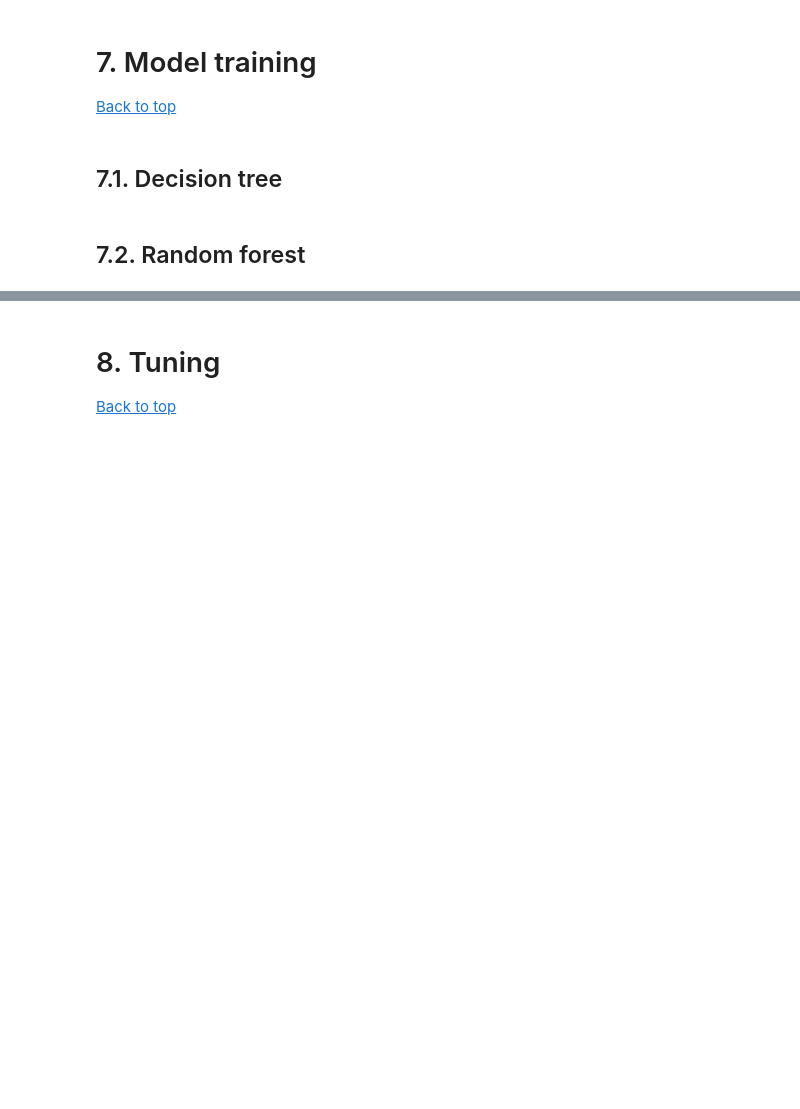
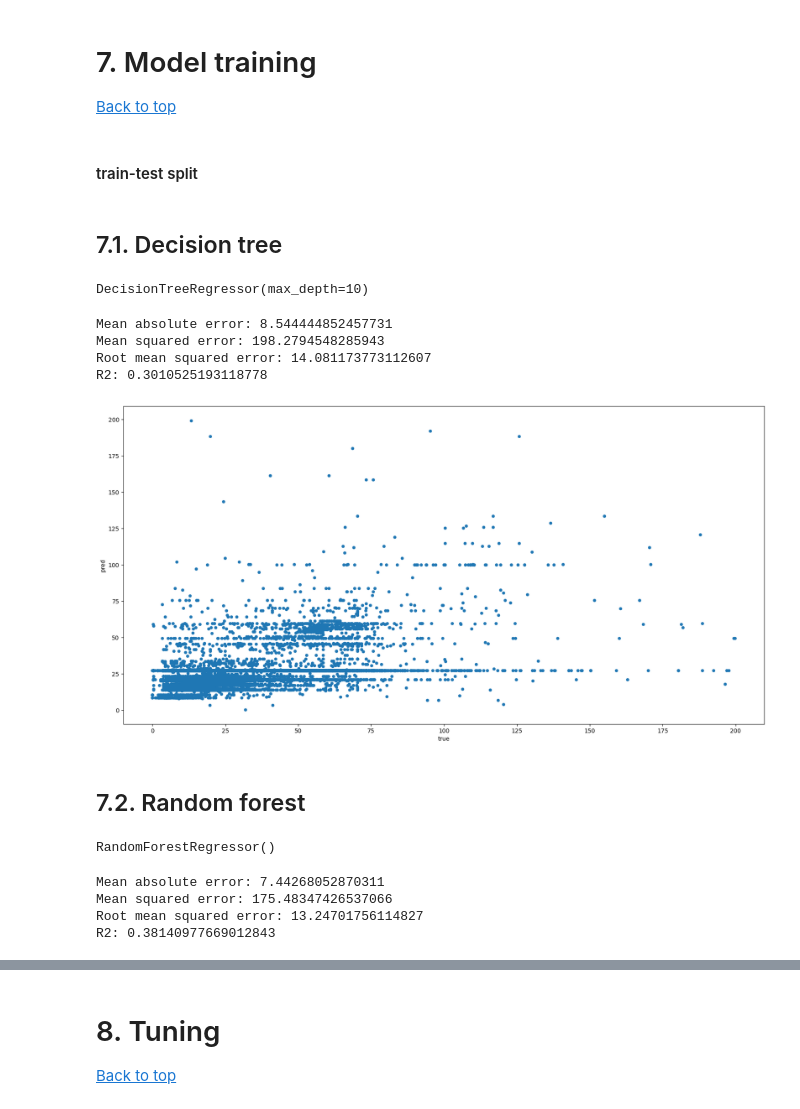
Before and after one commit to RCortez25/New-York-Taxi-Analysis, a Jupyter notebook: New-York-Taxi-Analysis.ipynb, the cells around one changed output, grey strips where cells are left out. Saved outputs shown, nothing was run; the diff lists cells and outputs as text; code cells hidden in the pictures; blank space fills up the shorter version.

```diff
--- a/New-York-Taxi-Analysis.ipynb
+++ b/New-York-Taxi-Analysis.ipynb
@@ -269,4 +621,68 @@ df_prepared = df_prepared[df_prepared['transaction_month']==1]
+# %%
+categorical_features = ['PULocationID', 'transaction_month', 'transaction_day', 'transaction_hour',
+                        'transaction_week_day', 'weekend', 'is_holiday', 'Borough']
+
+input_features = categorical_features + ['temperature', 'humidity', 'wind speed', 'cloud cover', 'amount of precipitation']
+target_feature = 'total_amount'
+# %% [markdown]
+#### train-test split
+# %%
+X = data_for_model[input_features]
+y = data_for_model[target_feature]
+
+# one-hot encode
+X = pd.get_dummies(X)
+
+X_train, X_test, y_train, y_test = train_test_split(X, y, test_size=0.33, random_state=42)
 # %% [markdown]
 ## 7.1. Decision tree <a id='decision_tree'></a>
+# %%
+decision_tree = DecisionTreeRegressor(max_depth=10)
+decision_tree.fit(X_train, y_train)
+# %% [output]
+DecisionTreeRegressor(max_depth=10)
+# %%
+model_at_hand = decision_tree
+
+y_pred = model_at_hand.predict(X_test)
+
+print('Mean absolute error:', mean_absolute_error(y_test, y_pred))
+print('Mean squared error:', mean_squared_error(y_test, y_pred))
+print('Root mean squared error:', sqrt(mean_squared_error(y_test, y_pred)))
+print('R2:', r2_score(y_test, y_pred))
+# %% [output]
+Mean absolute error: 8.544444852457731
+Mean squared error: 198.2794548285943
+Root mean squared error: 14.081173773112607
+R2: 0.3010525193118778
+# %%
+data = {'true': y_test,
+        'pred': y_pred}
+
+results = pd.DataFrame(data)
+
+results.plot(figsize=(20,10), kind='scatter', x='true', y='pred');
+# %% [output]
+[figure, added]
 # %% [markdown]
 ## 7.2. Random forest <a id='random_forest'></a>
+# %%
+rf_reg = RandomForestRegressor()
+
+rf_reg.fit(X_train, y_train)
+# %% [output]
+RandomForestRegressor()
+# %%
+model_at_hand = rf_reg
+
+y_pred = rf_reg.predict(X_test)
+
+print('Mean absolute error:', mean_absolute_error(y_test, y_pred))
+print('Mean squared error:', mean_squared_error(y_test, y_pred))
+print('Root mean squared error:', sqrt(mean_squared_error(y_test, y_pred)))
+print('R2:', r2_score(y_test, y_pred))
+# %% [output]
+Mean absolute error: 7.44268052870311
+Mean squared error: 175.48347426537066
+Root mean squared error: 13.24701756114827
+R2: 0.38140977669012843
```
Also changed, not shown: parts of 61 cells of this notebook, 2 other files.
